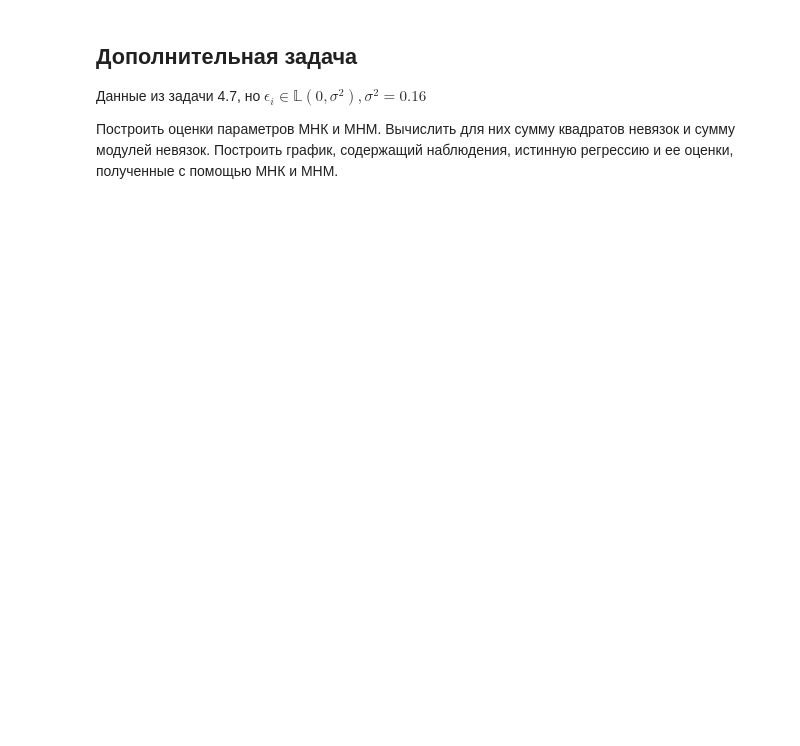
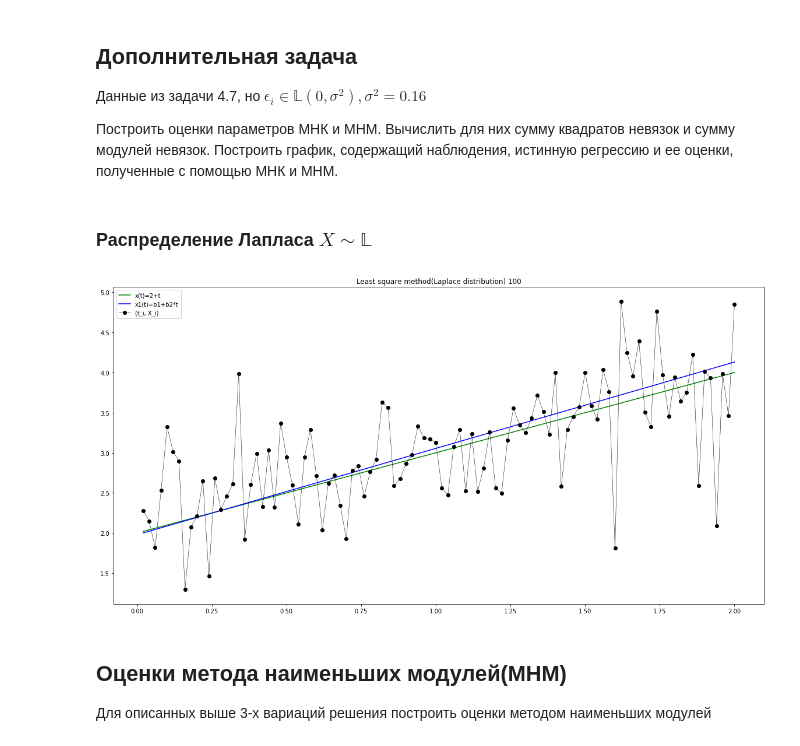
Before and after one commit to rw404/MS, a Jupyter notebook: Distributions.ipynb, the cells around one changed output. Saved outputs shown, nothing was run; the diff lists cells and outputs as text; code cells hidden in the pictures; blank space fills up the shorter version.

Commit message:
laplace+lmm

```diff
--- a/Distributions.ipynb
+++ b/Distributions.ipynb
@@ -971,3 +971,5 @@ plt.savefig("./Task_3_1/LSM_normal_"+str(len(t))+".png")
 
 Построить оценки параметров МНК и МНМ. Вычислить для них сумму квадратов невязок и сумму модулей невязок.
 Построить график, содержащий наблюдения, истинную регрессию и ее оценки, полученные с помощью МНК и МНМ.
+# %% [markdown]
+### Распределение Лапласа $X \sim \mathbb{L}$
@@ -973,0 +978,27 @@ plt.savefig("./Task_3_1/LSM_normal_"+str(len(t))+".png")
+# %%
+def L_X_i(n = 100):
+    x = np.zeros((n))
+    beta1 = 2
+    beta2 = 1
+    eps = laplace.rvs(loc = 0, scale = 0.4, size=n)
+
+    for i in range(n):
+        x[i] = beta1 + beta2*(2*(i+1))/n + eps[i]
+
+    return x
+# %%
+t = t_gen()
+fig, ax = plt.subplots(figsize=(20, 10))
+plt.plot(t, truth(t), color = 'g')
+plt.plot(t, LSM(X_i = L_X_i()), color='b')
+plt.plot(t, L_X_i(), color='k', marker = 'o', linewidth = 0.5)
+plt.legend(["x(t)=2+t", "x1(t)=b1+b2*t", "(t_i, X_i)"])
+plt.title("Least square method(Laplace distribution) " + str(len(t)))
+
+plt.savefig("./Task_3_1/LSM_lapl_"+str(len(t))+".png")
+# %% [output]
+[figure, added]
+# %% [markdown]
+## Оценки метода наименьших модулей(МНМ)
+
+Для описанных выше 3-х вариаций решения построить оценки методом наименьших модулей
```
Also changed, not shown: parts of 5 cells of this notebook, 3 other files.
